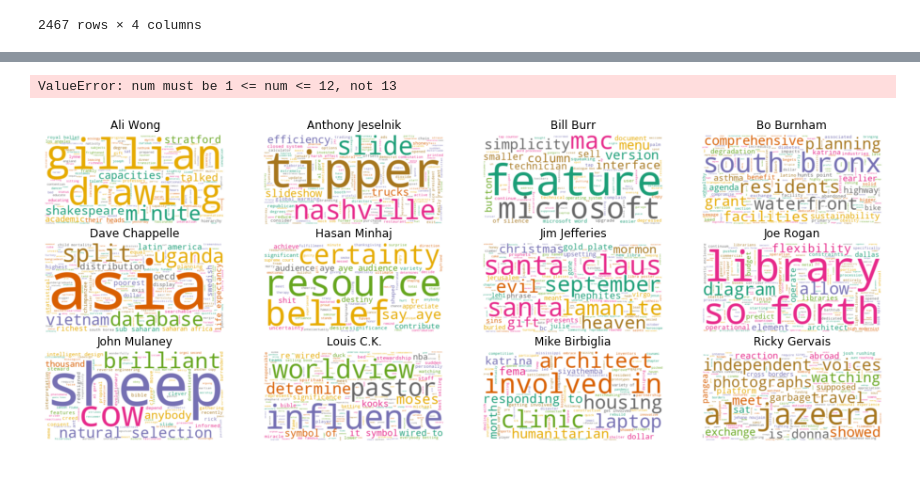
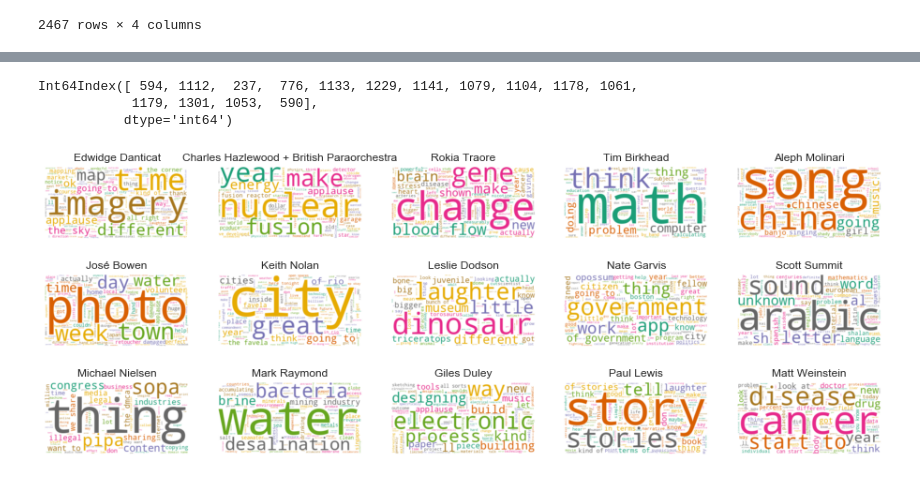
Before and after one commit to Avisikta-Majumdar/TedTalksAnalysis, a Jupyter notebook: sentiment analysis of transcript-Copy1.ipynb, the cells around one changed output, grey strips where cells are left out. Cells and saved outputs as stored; diff of their text form; code cells hidden in the pictures.

```diff
--- a/sentiment analysis of transcript-Copy1.ipynb
+++ b/sentiment analysis of transcript-Copy1.ipynb
@@ -80,4 +61,6 @@ result
 # %%
-trans_name = result[['main_speaker', 'transcript']].copy()
-trans_name
+# trans_name = result[['main_speaker', 'transcript']].copy()
+# trans_name
+result = result.head(15)
+result
 # %% [output]
@@ -113,7 +100,7 @@ def clean_text_round1(text):
 
 round1 = lambda x: clean_text_round1(x)
 # %%
-data_clean = pd.DataFrame(trans_name.transcript.apply(round1))
+data_clean = pd.DataFrame(result.transcript.apply(round1))
 data_clean
 # %% [output]
 |  | transcript |
@@ -214,2 +208,3 @@ for col in data.columns:
 # %%
-data = data.reset_index()
+# data = data.reset_index()
+# data
@@ -232,7 +214,7 @@ Name: 5, Length: 57106, dtype: int64
 top_dict = {}
 
 for c in data.columns:
-    top = data[c].sort_values(ascending = False).head(30)
+    top = data[c].sort_values('index',ascending = False).head(30)
     top_dict[c]= list(zip(top.index, top.values))
 
 top_dict
@@ -373,22 +333,27 @@ or from the matplotlib source distribution
+# %%
+data.columns
+# %% [output]
+Int64Index([ 594, 1112,  237,  776, 1133, 1229, 1141, 1079, 1104, 1178, 1061,
+            1179, 1301, 1053,  590],
+           dtype='int64')
 # %%
 # Reset the output dimensions
 import matplotlib.pyplot as plt
 
 plt.rcParams['figure.figsize'] = [16, 6]
 
-full_names = ['0', '1', '2', '3', '4', '5',
-              'Jim Jefferies', 'Joe Rogan', 'John Mulaney', 'Louis C.K.', 'Mike Birbiglia', 'Ricky Gervais']
+full_names =['Edwidge Danticat','Charles Hazlewood + British Paraorchestra','Rokia Traore', 'Tim Birkhead', 'Aleph Molinari','José Bowen','Keith Nolan',
+             'Leslie Dodson','Nate Garvis','Scott Summit','Michael Nielsen','Mark Raymond','Giles Duley','Paul Lewis','Matt Weinstein']
 
-# Create subplots for each comedian
-for index, comedian in enumerate(data.columns):
-    wc.generate(data_clean.transcript[comedian])
+# Create subplots for each speaker
+for index, speech in enumerate(data.columns):
+    wc.generate(data_clean.transcript[speech])
 
-    plt.subplot(3, 4, index+1)
+    plt.subplot(3, 5, index+1)
     plt.imshow(wc, interpolation="bilinear")
     plt.axis("off")
     plt.title(full_names[index])
 
 plt.show()
 # %% [output]
-ValueError: num must be 1 <= num <= 12, not 13
-[figure, old version]
+[figure, new version]
```
Also changed, not shown: parts of 29 cells of this notebook, 1 other file.
